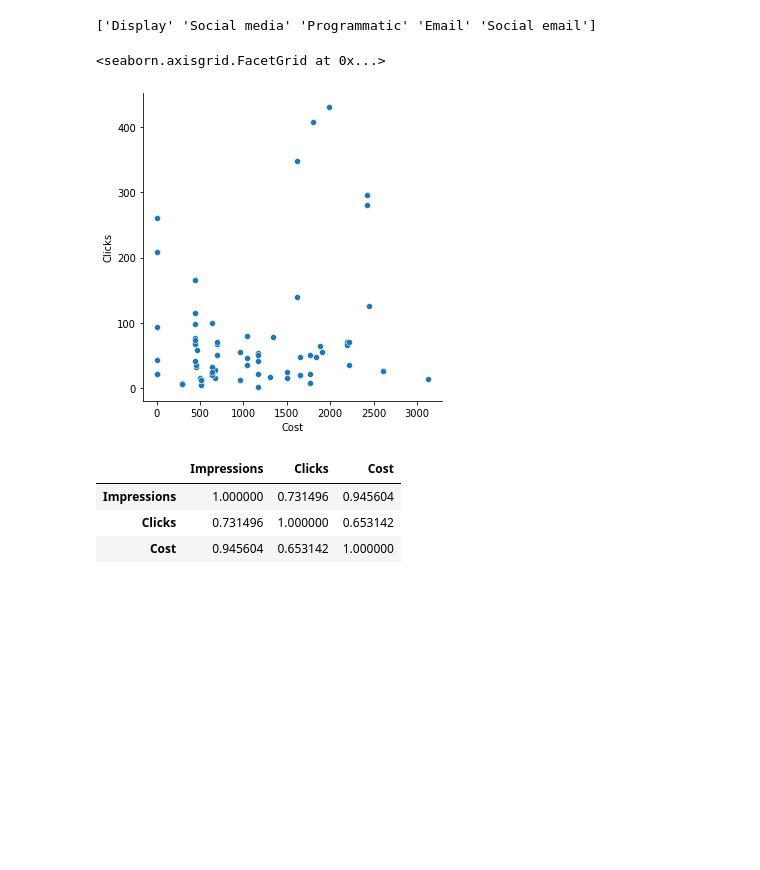
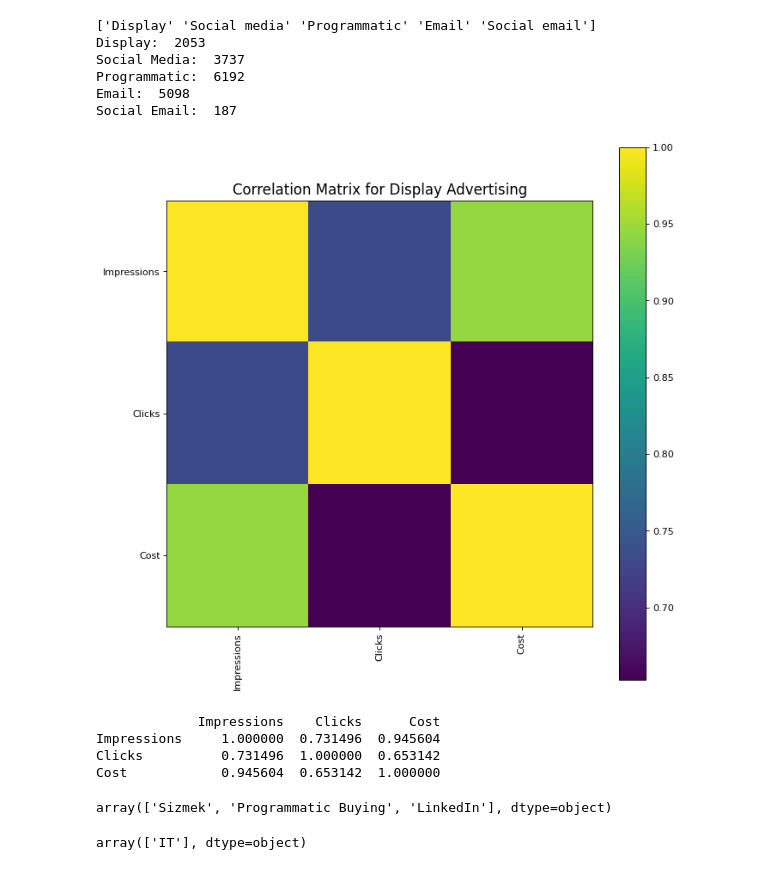
Before and after one commit to tpat7187/EATONProject, a Jupyter notebook: FinalProject.ipynb, the cells around one changed output. Drawn from its saved outputs; the diff is of its cells as text; code cells hidden in the pictures; blank space fills up the shorter version.

```diff
--- a/FinalProject.ipynb
+++ b/FinalProject.ipynb
@@ -52,19 +59,30 @@ sns.relplot(data = dfRail, x = "AdType", y = "Cost")
 print(dfRail["AdType"].unique())
 
 dfRailD = dfRail.loc[dfRail["AdType"] == "Display"]
+print("Display: ", dfRailD["Clicks"].sum())
+
 dfRailSM = dfRail.loc[dfRail["AdType"] == "Social media"]
+print("Social Media: ",dfRailSM["Clicks"].sum())
+
 dfRailP = dfRail.loc[dfRail["AdType"] == "Programmatic"]
+print("Programmatic: ",dfRailP["Clicks"].sum())
+
 dfRailE = dfRail.loc[dfRail["AdType"] == "Email"]
+print("Email: ",dfRailE["Clicks"].sum())
+
 dfRailSE = dfRail.loc[dfRail["AdType"] == "Social email"]
+print("Social Email: ",dfRailSE["Clicks"].sum())
 
 
 # SOCIAL MEDIA LOOKS VERY GOOD :D
 #sns.relplot(data = dfRailSM, x = "Cost", y = "Clicks")
 
-sns.relplot(data = dfRailE, x = "Cost", y = "Clicks")
 
 # engagement factor on emails is not proportional to the cost.
 # %% [output]
 ['Display' 'Social media' 'Programmatic' 'Email' 'Social email']
+Display:  2053
+Social Media:  3737
+Programmatic:  6192
+Email:  5098
+Social Email:  187
-<seaborn.axisgrid.FacetGrid at 0x...>
-[figure, removed]
@@ -88,15 +88,0 @@ def plotCorrelationMatrix(df, graphWidth):
-# %%
-dfRail.dataframeName = 'dfRail'
-
-dfRailCM = dfRailP.copy()
-dfRailCM = dfRailCM.drop(columns = ["Week", "Num_Week", "Month", "Year", "Leads", "Opens"])
-dfRailCM.dataframeName = 'dfRailCM'
-
-#plotCorrelationMatrix(dfRailCM, 10)
-
-dfRailCM.corr()
-# %% [output]
-|  | Impressions | Clicks | Cost |
-| Impressions | 1.000000 | 0.731496 | 0.945604 |
-| Clicks | 0.731496 | 1.000000 | 0.653142 |
-| Cost | 0.945604 | 0.653142 | 1.000000 |
@@ -102,0 +106,23 @@ dfRailCM.corr()
+# %%
+dfRail.dataframeName = 'Programmatic Advertising'
+
+dfRailCM = dfRailP.copy()
+dfRailCM = dfRailCM.drop(columns = ["Week", "Num_Week", "Month", "Year", "Leads", "Opens"])
+dfRailCM.dataframeName = 'Display Advertising'
+
+plotCorrelationMatrix(dfRailCM, 10)
+
+print(dfRailCM.corr())
+
+dfRailCM["Publication"].unique()
+# %% [output]
+[figure, added]
+             Impressions    Clicks      Cost
+Impressions     1.000000  0.731496  0.945604
+Clicks          0.731496  1.000000  0.653142
+Cost            0.945604  0.653142  1.000000
+array(['Sizmek', 'Programmatic Buying', 'LinkedIn'], dtype=object)
+# %%
+dfRailE["Segment"].unique()
+# %% [output]
+array(['IT'], dtype=object)
```
Also changed, not shown: parts of 4 cells of this notebook, 2 other files.
